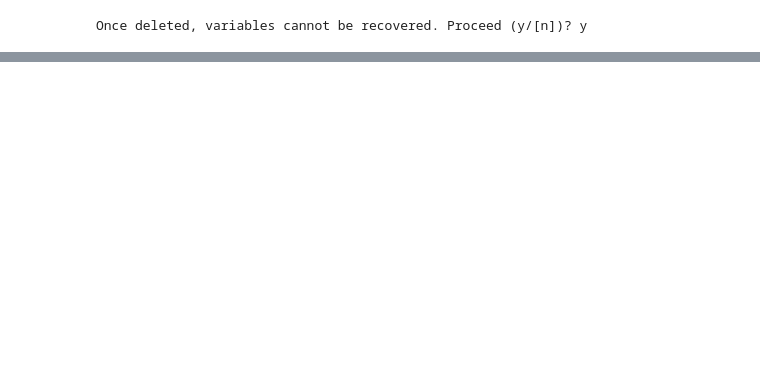
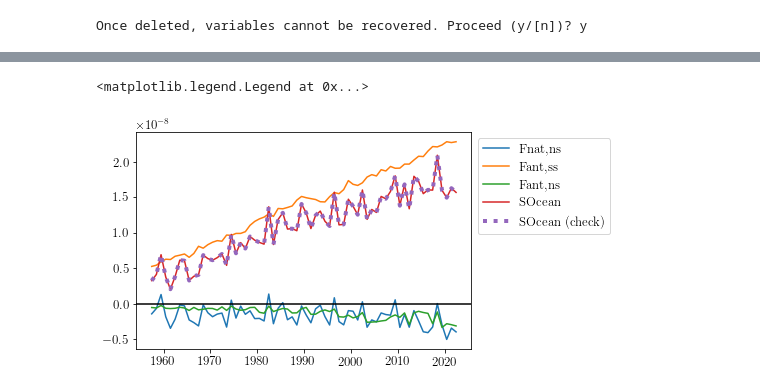
Before and after one commit to tjarnikova/AMOC-PLANKTOM, a Jupyter notebook: carbon-content-atl.ipynb, the cells around one changed output, grey strips where cells are left out. Drawn from its saved outputs; the diff is of its cells as text; code cells hidden in the pictures; blank space fills up the shorter version.

```diff
--- a/carbon-content-atl.ipynb
+++ b/carbon-content-atl.ipynb
@@ -301,0 +452,25 @@ axs[ind].plot(D_AtlC.time_counter, D_AtlC.L3, label = 'D')
+# %%
+Fnatns = cD - cB
+Fantss = cC - cB
+Fantns = cA - cB - Fnatns - Fantss
+SOcean = cA - cB
+SOceancheck = Fnatns + Fantss + Fantns
+# %%
+plt.figure()
+
+plt.plot(Fnatns.time_counter.groupby('time_counter.year').mean(),\
+         Fnatns.Cflx.groupby('time_counter.year').mean(), label = 'Fnat,ns')
+plt.plot(Fantss.time_counter.groupby('time_counter.year').mean(),\
+         Fantss.Cflx.groupby('time_counter.year').mean(), label = 'Fant,ss')
+plt.plot(Fantns.time_counter.groupby('time_counter.year').mean(),\
+         Fantns.Cflx.groupby('time_counter.year').mean(), label = 'Fant,ns')
+plt.plot(SOcean.time_counter.groupby('time_counter.year').mean(),\
+         SOcean.Cflx.groupby('time_counter.year').mean(), label = 'SOcean')
+plt.plot(SOceancheck.time_counter.groupby('time_counter.year').mean(),\
+         SOceancheck.Cflx.groupby('time_counter.year').mean(),\
+         label = 'SOcean (check)', linestyle = ':', linewidth = 4)
+plt.axhline(y=0, color = 'k')
+plt.legend(bbox_to_anchor = [1,1])
+# %% [output]
+<matplotlib.legend.Legend at 0x...>
+[figure, added]
```
Also changed, not shown: parts of 15 cells of this notebook, 4 other files.
